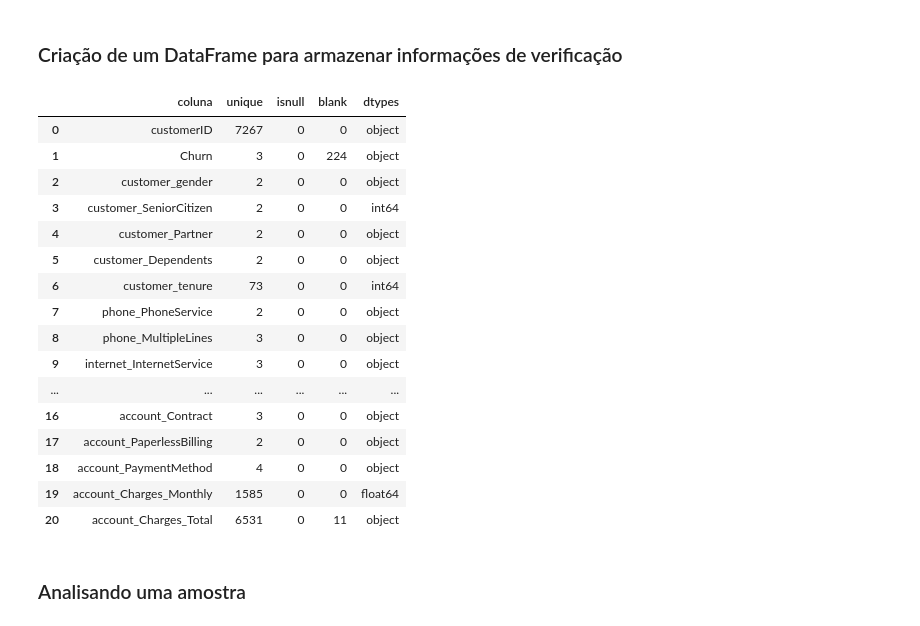
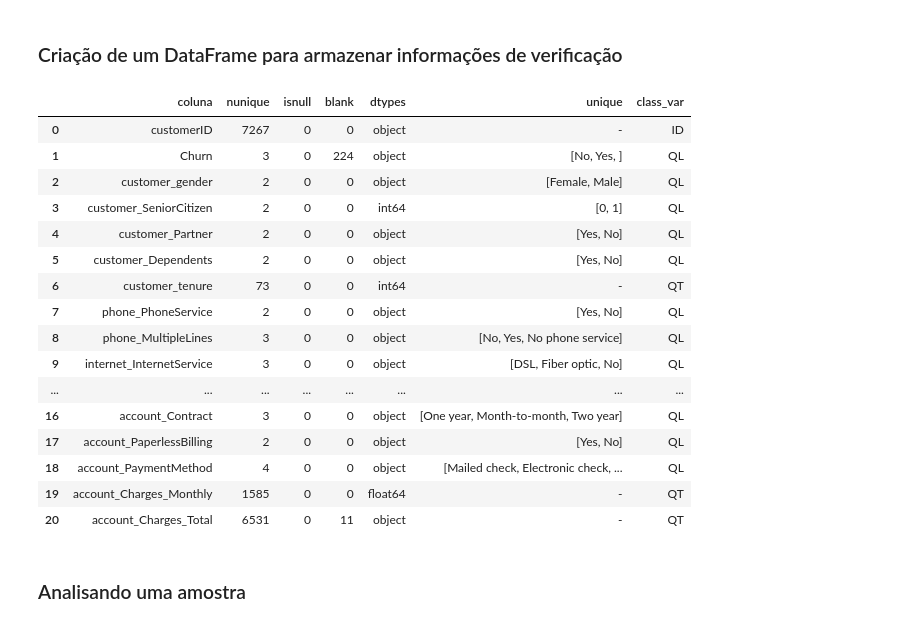
Before and after one commit to itsGab/ChallengeDS, a Jupyter notebook: nb01.ipynb, the cells around one changed output. Cells and saved outputs as stored; diff of their text form; code cells hidden in the pictures.

Commit message:
Update nb01.ipynb
adicionado classficacao do tipo da variavel no df_check

```diff
--- a/nb01.ipynb
+++ b/nb01.ipynb
@@ -10,6 +10,7 @@ from urllib.request import urlopen
 
 pd.options.display.max_columns = 100
 pd.options.display.max_rows = 100
+pd.options.display.max_colwidth = 100
 
 notrandomseed = 484
 # %% [markdown]
@@ -61,43 +82,58 @@ df.duplicated().sum()
 # %%
 df_check = pd.DataFrame({'coluna': df.columns})
 
 # Verificando quantos valores unicos existem em cada  (7267 é o número máximo possível)
-df_check['unique'] = df.nunique().values
+df_check['nunique'] = df.nunique().values
 
 # Verificando quantidades de nulos
 df_check['isnull'] = df.isnull().sum().values
 
 # Verificando espações em branco e valores faltantes
 temp_series1 = df[df.select_dtypes('object').columns].apply(lambda x: x.str.strip().isin(['']).sum()) # colunas dados object (str)
 temp_series2 = df.select_dtypes(['float', 'integer']).isnull().sum() # colunas dados numericos (int e float)
 temp_series = pd.concat([temp_series1, temp_series2])
 temp_series.name = 'blank'
 df_check = df_check.merge(temp_series, how='left', left_on='coluna', right_index=True)
 
 # Verificando data type
 df_check['dtypes'] = df.dtypes.values
 
+# Vericando quais os valores unicos para colunas com 5 ou menos valores unicos.
+df_check['unique'] = df.apply(lambda x: x.unique() if x.nunique() <= 5 else '-').values
+
+# Classificando o tipo das variaveis por coluna
+coluna_id = ['customerID']
+colunas_quantitativas = ['customer_tenure', 'account_Charges_Monthly', 'account_Charges_Total']
+colunas_qualitativas = df.drop(colunas_quantitativas + coluna_id, axis=1).columns.tolist()
+"""
+DICIONARIO
+    QL: variavel qualitativa
+    QT: variavel quantitativa
+    ID: variavel de identificacao
+"""
+df_check['class_var'] = df_check['coluna'].replace(colunas_qualitativas, 'QL').replace(
+    colunas_quantitativas, 'QT').replace(coluna_id, 'ID' )
 
 # Display DF
 df_check
 # %% [output]
-|  | coluna | unique | isnull | blank | dtypes |
-| 0 | customerID | 7267 | 0 | 0 | object |
-| 1 | Churn | 3 | 0 | 224 | object |
-| 2 | customer_gender | 2 | 0 | 0 | object |
-| 3 | customer_SeniorCitizen | 2 | 0 | 0 | int64 |
-| 4 | customer_Partner | 2 | 0 | 0 | object |
-| 5 | customer_Dependents | 2 | 0 | 0 | object |
-| 6 | customer_tenure | 73 | 0 | 0 | int64 |
-| 7 | phone_PhoneService | 2 | 0 | 0 | object |
-| 8 | phone_MultipleLines | 3 | 0 | 0 | object |
-| 9 | internet_InternetService | 3 | 0 | 0 | object |
-| ... | ... | ... | ... | ... | ... |
-| 16 | account_Contract | 3 | 0 | 0 | object |
-| 17 | account_PaperlessBilling | 2 | 0 | 0 | object |
-| 18 | account_PaymentMethod | 4 | 0 | 0 | object |
-| 19 | account_Charges_Monthly | 1585 | 0 | 0 | float64 |
-| 20 | account_Charges_Total | 6531 | 0 | 11 | object |
+|  | coluna | nunique | isnull | blank | dtypes | unique | class_var |
+| 0 | customerID | 7267 | 0 | 0 | object | - | ID |
+| 1 | Churn | 3 | 0 | 224 | object | [No, Yes, ] | QL |
+| 2 | customer_gender | 2 | 0 | 0 | object | [Female, Male] | QL |
+| 3 | customer_SeniorCitizen | 2 | 0 | 0 | int64 | [0, 1] | QL |
+| 4 | customer_Partner | 2 | 0 | 0 | object | [Yes, No] | QL |
+| 5 | customer_Dependents | 2 | 0 | 0 | object | [Yes, No] | QL |
+| 6 | customer_tenure | 73 | 0 | 0 | int64 | - | QT |
+| 7 | phone_PhoneService | 2 | 0 | 0 | object | [Yes, No] | QL |
+| 8 | phone_MultipleLines | 3 | 0 | 0 | object | [No, Yes, No phone service] | QL |
+| 9 | internet_InternetService | 3 | 0 | 0 | object | [DSL, Fiber optic, No] | QL |
+| ... | ... | ... | ... | ... | ... | ... | ... |
+| 16 | account_Contract | 3 | 0 | 0 | object | [One year, Month-to-month, Two year] | QL |
+| 17 | account_PaperlessBilling | 2 | 0 | 0 | object | [Yes, No] | QL |
+| 18 | account_PaymentMethod | 4 | 0 | 0 | object | [Mailed check, Electronic check, ... | QL |
+| 19 | account_Charges_Monthly | 1585 | 0 | 0 | float64 | - | QT |
+| 20 | account_Charges_Total | 6531 | 0 | 11 | object | - | QT |
 # %% [markdown]
 ### Analisando uma amostra
 # %%
```
Also changed, not shown: parts of 3 cells of this notebook.
